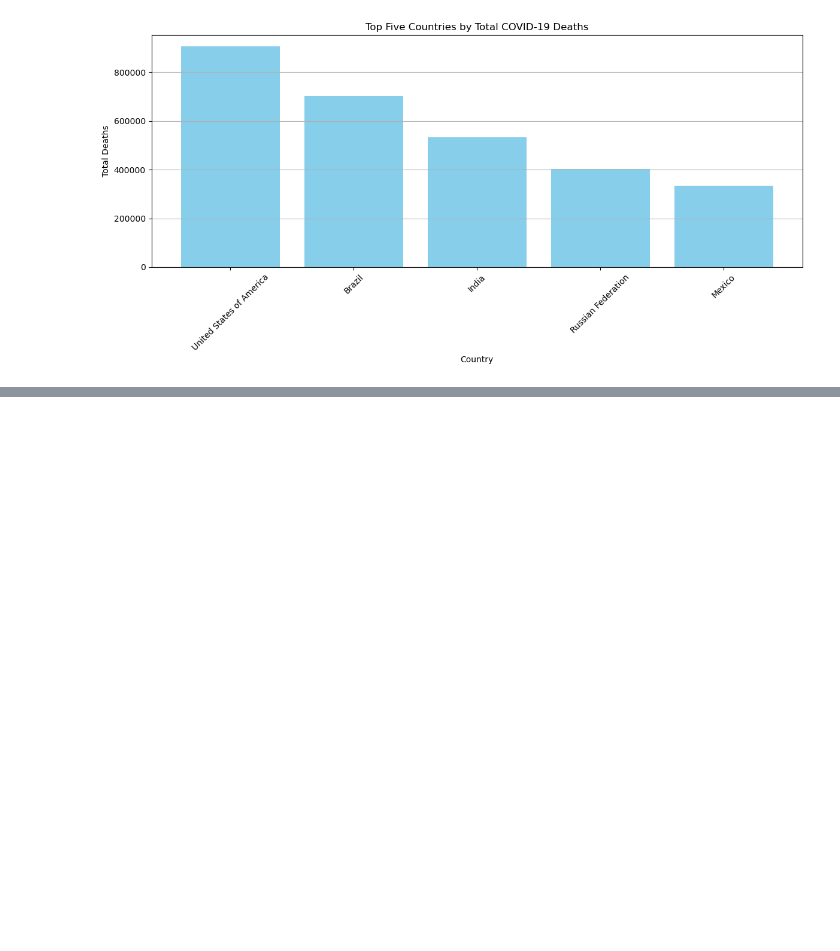
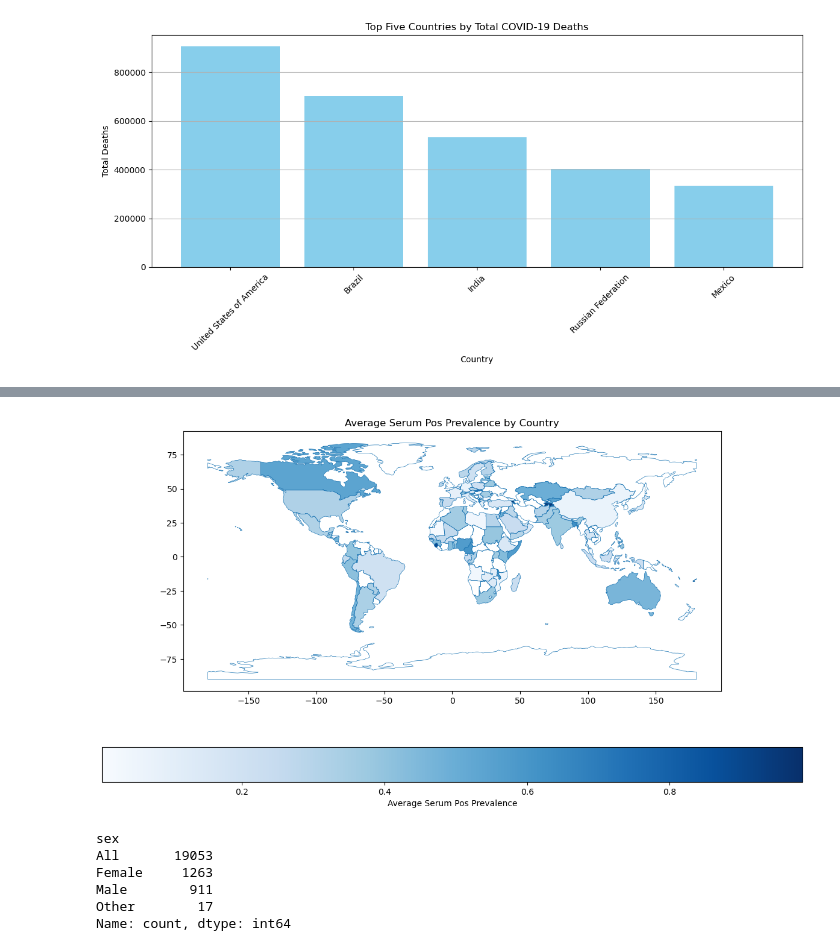
Before and after one commit to Tadakatsu213/Group-2, a Jupyter notebook: Project.ipynb, the cells around one changed output, grey strips where cells are left out. Saved outputs shown, nothing was run; the diff lists cells and outputs as text; code cells hidden in the pictures; blank space fills up the shorter version.

```diff
--- a/Project.ipynb
+++ b/Project.ipynb
@@ -163,0 +350,25 @@ rows
+# %%
+# Create the map with serum positive prevalence of all countries
+file_path = gpd.datasets.get_path("naturalearth_lowres")
+world = gpd.read_file(file_path)
+world = world.merge(serum_country, how="left", on = "name")
+fig, ax = plt.subplots(1, 1, figsize=(15, 8))
+world.boundary.plot(ax=ax,linewidth=0.5)
+world.plot(column='serum_pos_prevalence', ax=ax, legend=True, cmap='Blues',
+           legend_kwds={'label': "Average Serum Pos Prevalence",
+                        'orientation': "horizontal"})
+plt.title("Average Serum Pos Prevalence by Country")
+plt.savefig("output_data/Fig_serum_country.png")
+plt.show()
+# %% [output]
+[figure, added]
+# %%
+# Figure out how many values in two genders
+serum_clean_data["sex"].value_counts()
+# %% [output]
+sex
+All       19053
+Female     1263
+Male        911
+Other        17
+Name: count, dtype: int64
```
Also changed, not shown: parts of 19 cells of this notebook.
